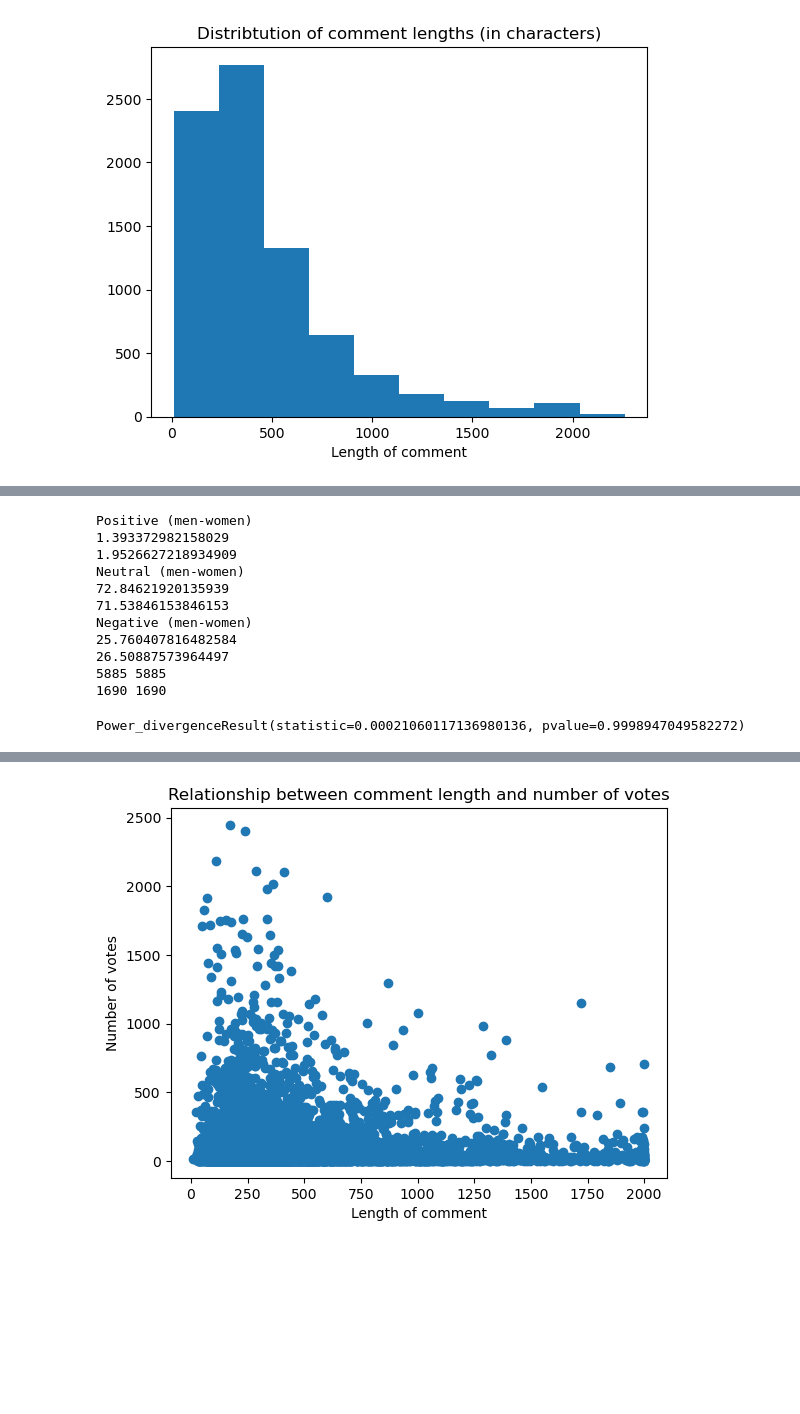
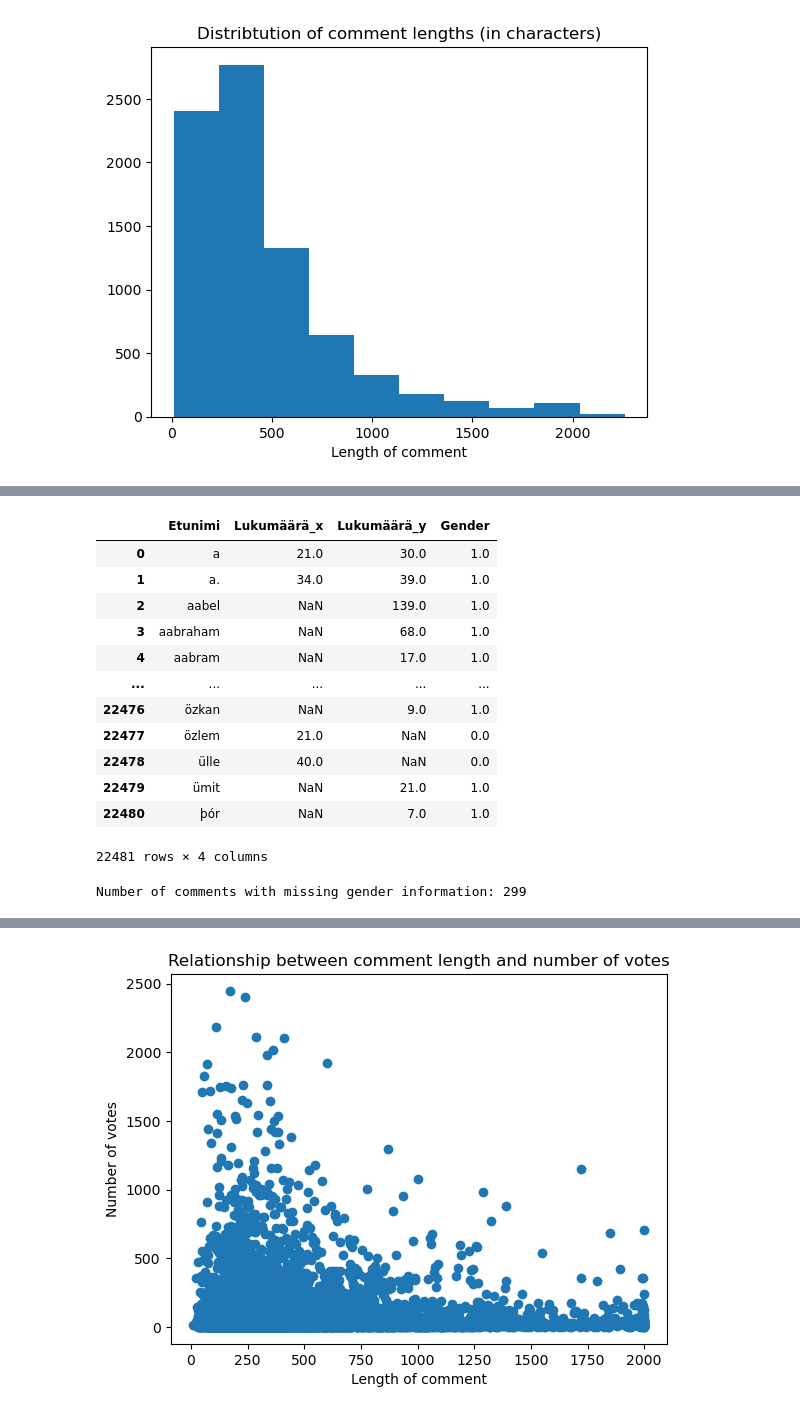
Before and after one commit to eevib/introDataMiniProject, a Jupyter notebook: data_analysis.ipynb, the cells around one changed output, grey strips where cells are left out. Cells and saved outputs as stored; diff of their text form; code cells hidden in the pictures; blank space fills up the shorter version.

```diff
--- a/data_analysis.ipynb
+++ b/data_analysis.ipynb
@@ -234,33 +125,0 @@ comment_df2 = pd.read_csv("comment.csv").drop("Unnamed: 0",axis=1)
-# %%
-import matplotlib.pyplot as plt
-num_men = len(comment_df2[comment_df2["Sukupuoli"]==1])
-num_women = len(comment_df2[comment_df2["Sukupuoli"]==0])
-p_men = len(comment_df2[(comment_df2["Sukupuoli"]==1) & (comment_df2["sentiment"]=="POSITIVE")])
-p_women = len(comment_df2[(comment_df2["Sukupuoli"]==0) & (comment_df2["sentiment"]=="POSITIVE")])
-n_men = len(comment_df2[(comment_df2["Sukupuoli"]==1) & (comment_df2["sentiment"]=="NEUTRAL")])
-n_women = len(comment_df2[(comment_df2["Sukupuoli"]==0) & (comment_df2["sentiment"]=="NEUTRAL")])
-neg_men = len(comment_df2[(comment_df2["Sukupuoli"]==1) & (comment_df2["sentiment"]=="NEGATIVE")])
-neg_women = len(comment_df2[(comment_df2["Sukupuoli"]==0) & (comment_df2["sentiment"]=="NEGATIVE")])
-print("Positive (men-women)")
-print(p_men/num_men*100)
-print(p_women/num_women*100)
-print("Neutral (men-women)")
-print(n_men/num_men*100)
-print(n_women/num_women*100)
-print("Negative (men-women)")
-print(neg_men/num_men*100)
-print(neg_women/num_women*100)
-print(p_men+n_men+neg_men,num_men)
-print(p_women+n_women+neg_women,num_women)
-# %% [output]
-Positive (men-women)
-1.393372982158029
-1.9526627218934909
-Neutral (men-women)
-72.84621920135939
-71.53846153846153
-Negative (men-women)
-25.760407816482584
-26.50887573964497
-5885 5885
-1690 1690
@@ -269,9 +126,34 @@ import scipy.stats as stats
-# %%
-# Expected frequencies if gender doesn't matter
-f_exp = len(comment_df2[comment_df2["sentiment"]=="POSITIVE"])/len(comment_df2),len(comment_df2[comment_df2["sentiment"]=="NEUTRAL"])/len(comment_df2),len(comment_df2[comment_df2["sentiment"]=="NEGATIVE"])/len(comment_df2)
-# Null hupothesis: gender doesn't affect sentiment
-print(stats.chisquare(f_obs=[p_men/num_men,n_men/num_men,neg_men/num_men],f_exp=f_exp))
-# High p-value indicates that probability of seeing the observed frequecies when the null hypothesis is true is high
-# In this case we cannot argue that the null hypothesis is false
-# %% [output]
-Power_divergenceResult(statistic=0.00021060117136980136, pvalue=0.9998947049582272)
+# %%
+# Create a name list
+men = pd.read_excel("etunimet.xlsx", sheet_name=0)
+men["Etunimi"] = men["Etunimi"].str.lower()
+women = pd.read_excel("etunimet.xlsx", sheet_name=3)
+women["Etunimi"] = women["Etunimi"].str.lower()
+names = pd.merge(women, men, how="outer", on='Etunimi')
+# %%
+def assign_gender(x):
+    # Man = 1, Woman = 0, not known = NaN
+    if x["Lukumäärä_x"]>x["Lukumäärä_y"] or np.isnan(x["Lukumäärä_y"]):
+        return 0
+    elif x["Lukumäärä_x"]<x["Lukumäärä_y"] or np.isnan(x["Lukumäärä_x"]):
+        return 1
+    return np.nan
+
+# Creating gender column
+names["Gender"] = names.apply(assign_gender,axis=1)
+# %%
+names
+# %% [output]
+|  | Etunimi | Lukumäärä_x | Lukumäärä_y | Gender |
+| 0 | a | 21.0 | 30.0 | 1.0 |
+| 1 | a. | 34.0 | 39.0 | 1.0 |
+| 2 | aabel | NaN | 139.0 | 1.0 |
+| 3 | aabraham | NaN | 68.0 | 1.0 |
+| 4 | aabram | NaN | 17.0 | 1.0 |
+| ... | ... | ... | ... | ... |
+| 22476 | özkan | NaN | 9.0 | 1.0 |
+| 22477 | özlem | 21.0 | NaN | 0.0 |
+| 22478 | ülle | 40.0 | NaN | 0.0 |
+| 22479 | ümit | NaN | 21.0 | 1.0 |
+| 22480 | þór | NaN | 7.0 | 1.0 |
+22481 rows × 4 columns
@@ -277,0 +163,4 @@ Power_divergenceResult(statistic=0.00021060117136980136, pvalue=0.99989470495822
+# %%
+print("Number of comments with missing gender information:", len(comment_df[comment_df["Gender"].isna()]))
+# %% [output]
+Number of comments with missing gender information: 299
```
Also changed, not shown: parts of 42 cells of this notebook, 4 other files.
